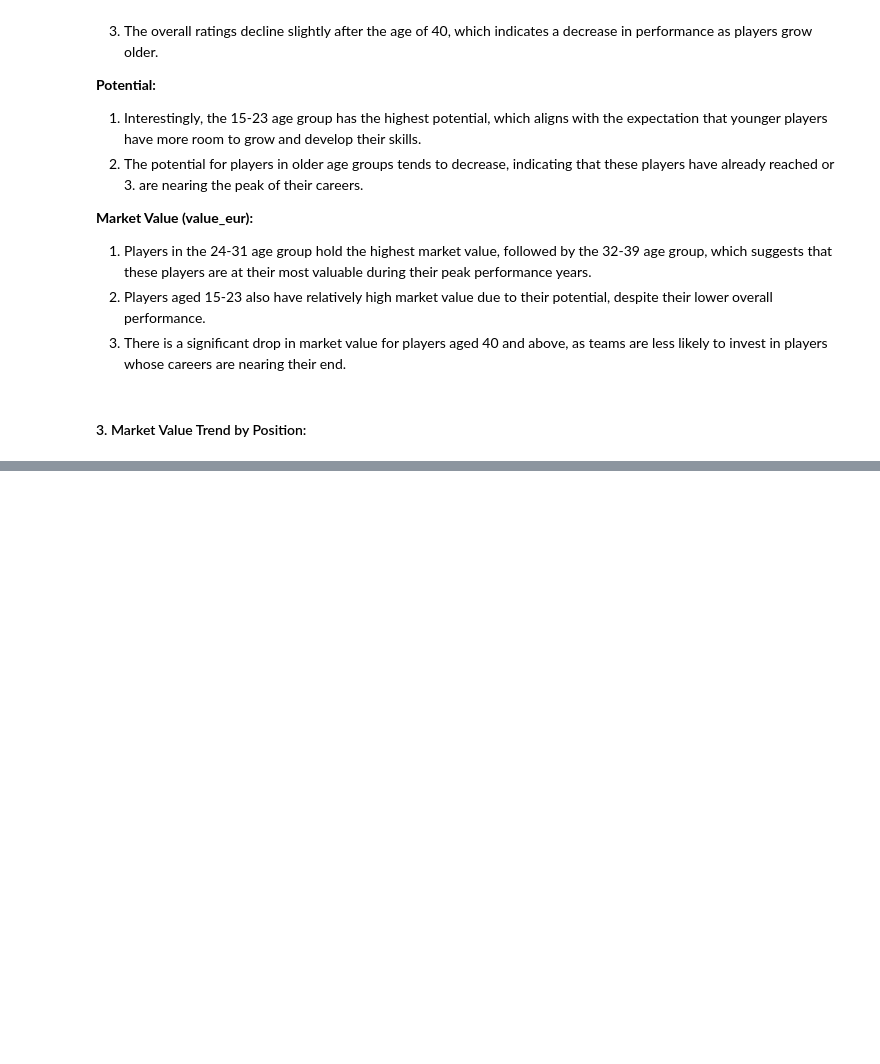
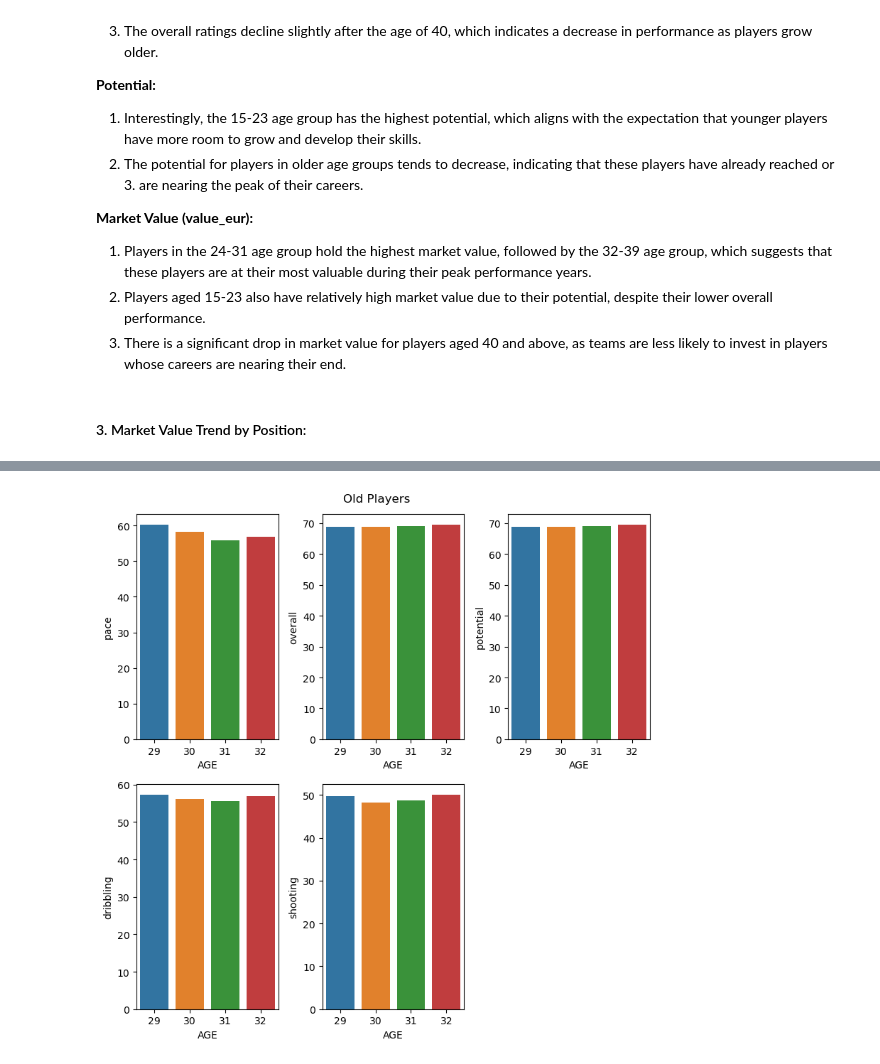
Before and after one commit to usmanumar97/FIFA21-EDA-Data-Analysis-Python, a Jupyter notebook: Fifa.ipynb, the cells around one changed output, grey strips where cells are left out. Drawn from its saved outputs; the diff is of its cells as text; code cells hidden in the pictures; blank space fills up the shorter version.

```diff
--- a/Fifa.ipynb
+++ b/Fifa.ipynb
@@ -888,0 +990,3 @@ plt.show()
+# %%
+old_players_attributes = old_players.groupby('age')[[ 'pace', 'overall', 'potential', 'dribbling', 'shooting']].mean()
+old_players_attributes.head()
@@ -888,0 +1000,13 @@ plt.show()
+# %%
+plt.figure(figsize=(8,8))
+for index, column in enumerate(old_players_attributes.columns, start=1):
+    plt.subplot(2,3,index)
+    sns.barplot(y=old_players_attributes[column], x=old_players_attributes.index)
+    plt.suptitle('Old Players')
+    plt.ylabel(f'{column}')
+    plt.xlabel('AGE')
+
+plt.tight_layout()
+plt.show()
+# %% [output]
+[figure, added]
```
Also changed, not shown: parts of 25 cells of this notebook.
